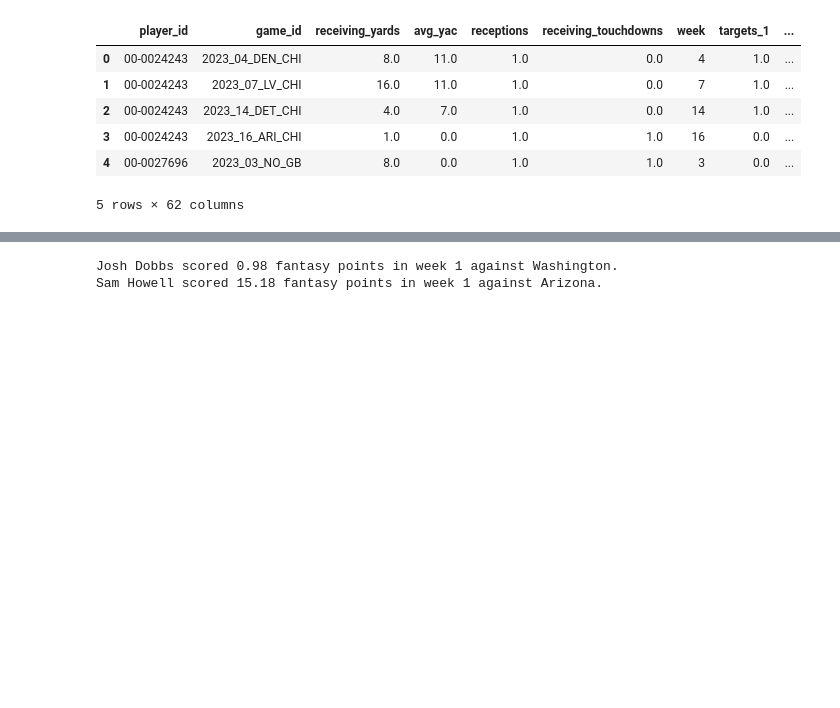
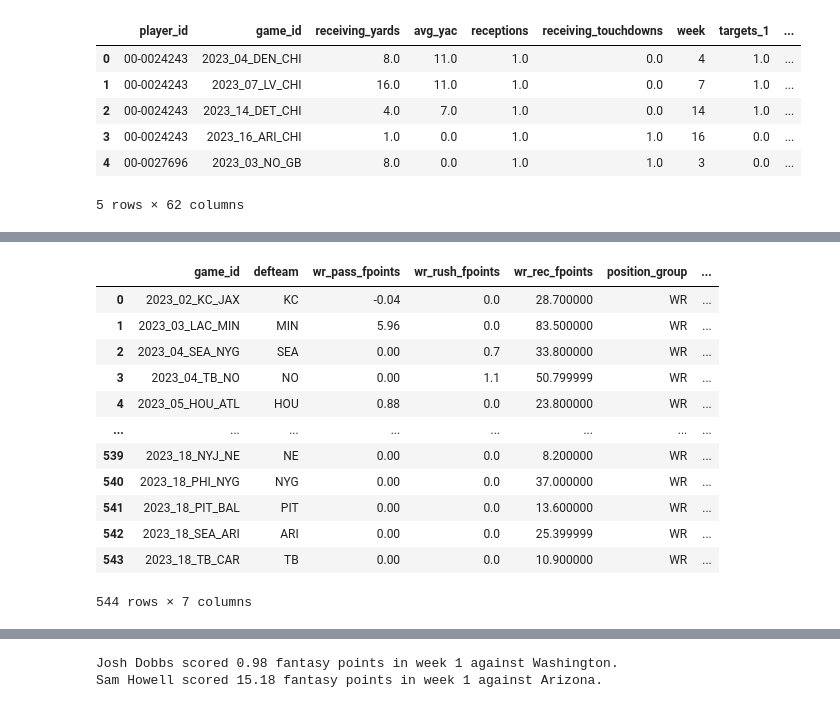
Before and after one commit to ColinB19/FantasyFootballAnalysis, a Jupyter notebook: NFL_dataset_creation.ipynb, the cells around one changed output, grey strips where cells are left out. Saved outputs shown, nothing was run; the diff lists cells and outputs as text; code cells hidden in the pictures; blank space fills up the shorter version.

```diff
--- a/NFL_dataset_creation.ipynb
+++ b/NFL_dataset_creation.ipynb
@@ -1088,0 +1094,34 @@ temp_qb_fpoints
+# %%
+wr_grouping_pass = pbp_data[(pbp_data['passer_player_position'] == 'WR')].groupby(["game_id", "defteam"])
+temp_wr_fpoints = wr_grouping_pass.apply(lambda x: fpoints(x, point_string = "wr_pass_fpoints", possession_type = 'pass')).reset_index()
+
+wr_grouping_rush = pbp_data[(pbp_data['rusher_player_position'] == 'WR')].groupby(["game_id", "defteam"])
+temp_wr_fpoints_2 = wr_grouping_rush.apply(lambda x: fpoints(x, point_string = "wr_rush_fpoints", possession_type = 'rush')).reset_index()
+
+wr_grouping_rec = pbp_data[(pbp_data['receiver_player_position'] == 'WR')].groupby(["game_id", "defteam"])
+temp_wr_fpoints_3 = wr_grouping_rec.apply(lambda x: fpoints(x, point_string = "wr_rec_fpoints", possession_type = 'rec')).reset_index()
+
+
+# now we put that all together to get the fantasy points given up by each defense each week.
+temp_wr_fpoints = temp_wr_fpoints.merge(temp_wr_fpoints_2, on=['game_id', 'defteam'], how='outer')
+temp_wr_fpoints = temp_wr_fpoints.merge(temp_wr_fpoints_3, on=['game_id', 'defteam'], how='outer')
+temp_wr_fpoints['position_group'] = 'WR'
+temp_wr_fpoints['wr_rec_fpoints'] = temp_wr_fpoints['wr_rec_fpoints'].fillna(0)
+temp_wr_fpoints['wr_rush_fpoints'] = temp_wr_fpoints['wr_rush_fpoints'].fillna(0)
+temp_wr_fpoints['wr_pass_fpoints'] = temp_wr_fpoints['wr_pass_fpoints'].fillna(0)
+temp_wr_fpoints['total_wr_fpoints_given_up'] = temp_wr_fpoints['wr_rec_fpoints'] + temp_wr_fpoints['wr_rush_fpoints'] + temp_wr_fpoints['wr_pass_fpoints']
+temp_wr_fpoints
+# %% [output]
+|  | game_id | defteam | wr_pass_fpoints | wr_rush_fpoints | wr_rec_fpoints | position_group | ... |
+| 0 | 2023_02_KC_JAX | KC | -0.04 | 0.0 | 28.700000 | WR | ... |
+| 1 | 2023_03_LAC_MIN | MIN | 5.96 | 0.0 | 83.500000 | WR | ... |
+| 2 | 2023_04_SEA_NYG | SEA | 0.00 | 0.7 | 33.800000 | WR | ... |
+| 3 | 2023_04_TB_NO | NO | 0.00 | 1.1 | 50.799999 | WR | ... |
+| 4 | 2023_05_HOU_ATL | HOU | 0.88 | 0.0 | 23.800000 | WR | ... |
+| ... | ... | ... | ... | ... | ... | ... | ... |
+| 539 | 2023_18_NYJ_NE | NE | 0.00 | 0.0 | 8.200000 | WR | ... |
+| 540 | 2023_18_PHI_NYG | NYG | 0.00 | 0.0 | 37.000000 | WR | ... |
+| 541 | 2023_18_PIT_BAL | PIT | 0.00 | 0.0 | 13.600000 | WR | ... |
+| 542 | 2023_18_SEA_ARI | ARI | 0.00 | 0.0 | 25.399999 | WR | ... |
+| 543 | 2023_18_TB_CAR | TB | 0.00 | 0.0 | 10.900000 | WR | ... |
+544 rows × 7 columns
```
Also changed, not shown: parts of 8 cells of this notebook.
